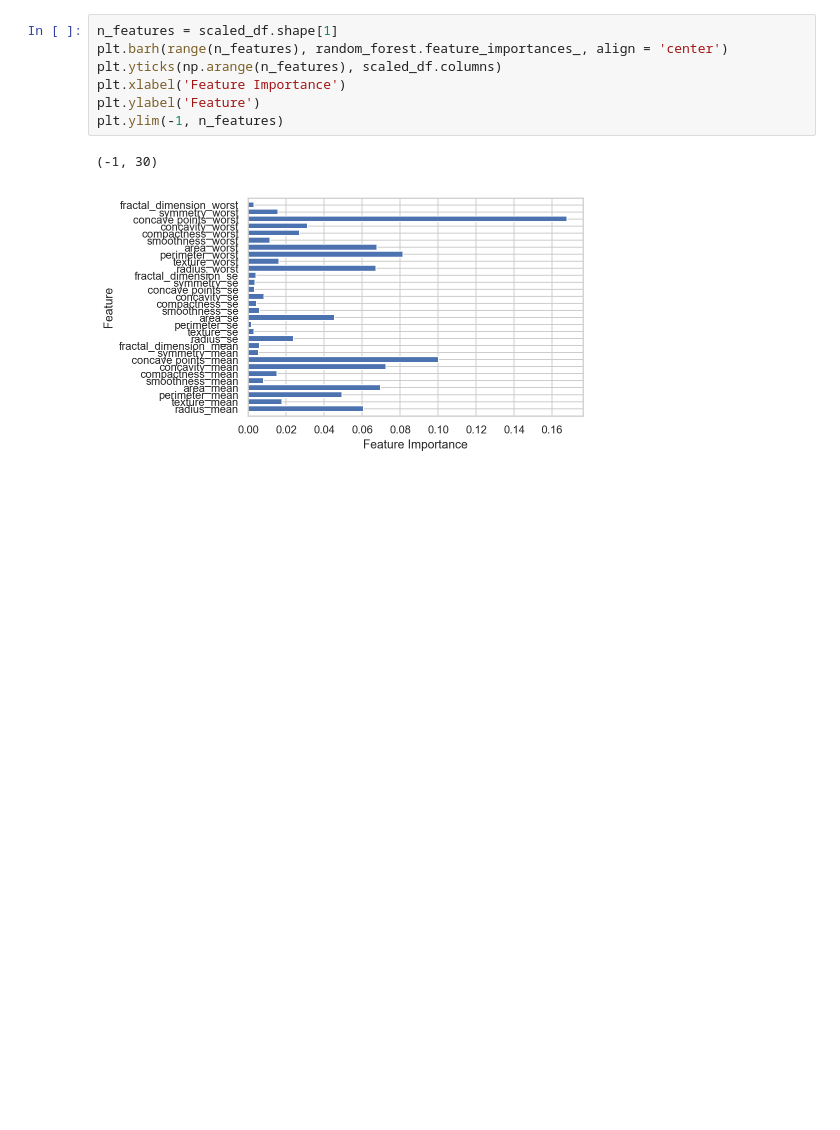
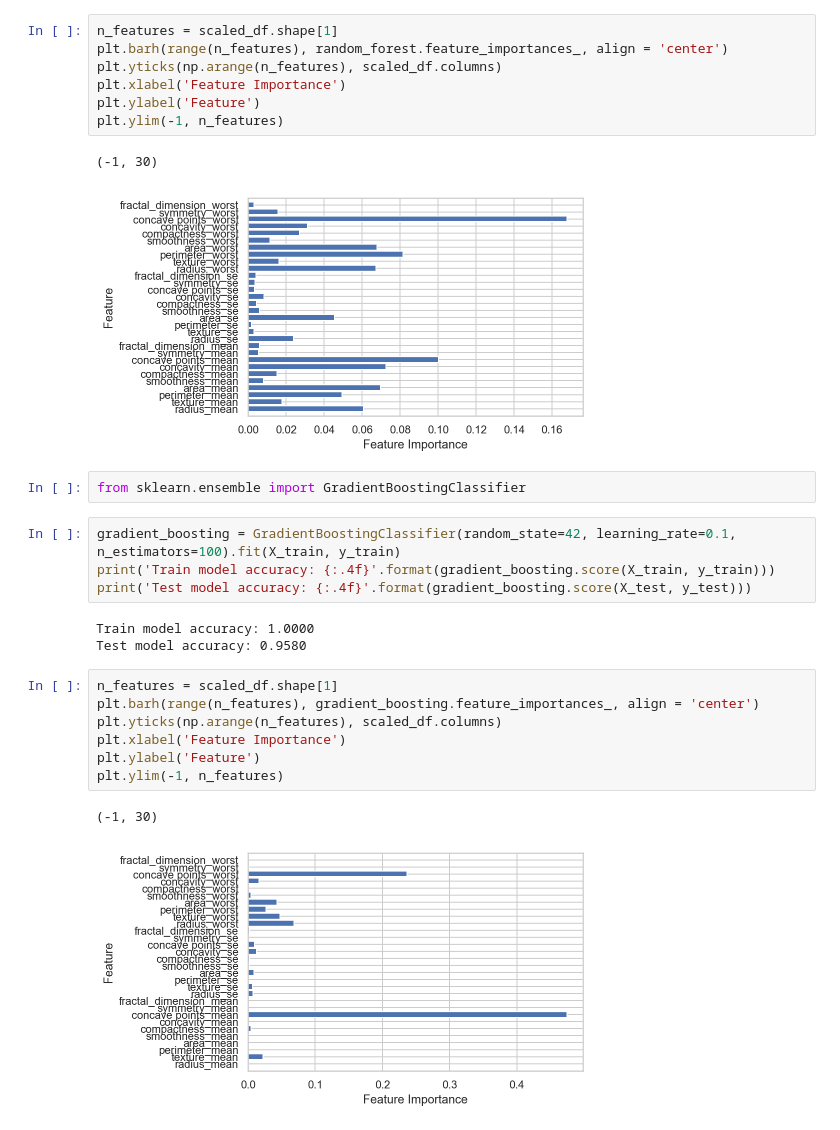
Before and after one commit to seckindinc/Python, a Jupyter notebook: IntroToML/Breast-Cancer-101.ipynb, the cells around one changed output. Cells and saved outputs as stored; diff of their text form; blank space fills up the shorter version.

```diff
--- a/IntroToML/Breast-Cancer-101.ipynb
+++ b/IntroToML/Breast-Cancer-101.ipynb
@@ -245,3 +245,22 @@ plt.ylim(-1, n_features)
 # %% [output]
 (-1, 30)
 [figure]
+# %%
+from sklearn.ensemble import GradientBoostingClassifier
+# %%
+gradient_boosting = GradientBoostingClassifier(random_state=42, learning_rate=0.1, n_estimators=100).fit(X_train, y_train)
+print('Train model accuracy: {:.4f}'.format(gradient_boosting.score(X_train, y_train)))
+print('Test model accuracy: {:.4f}'.format(gradient_boosting.score(X_test, y_test)))
+# %% [output]
+Train model accuracy: 1.0000
+Test model accuracy: 0.9580
+# %%
+n_features = scaled_df.shape[1]
+plt.barh(range(n_features), gradient_boosting.feature_importances_, align = 'center')
+plt.yticks(np.arange(n_features), scaled_df.columns)
+plt.xlabel('Feature Importance')
+plt.ylabel('Feature')
+plt.ylim(-1, n_features)
+# %% [output]
+(-1, 30)
+[figure, added]
```
Also changed, not shown: parts of 9 cells of this notebook, 2 other files.
